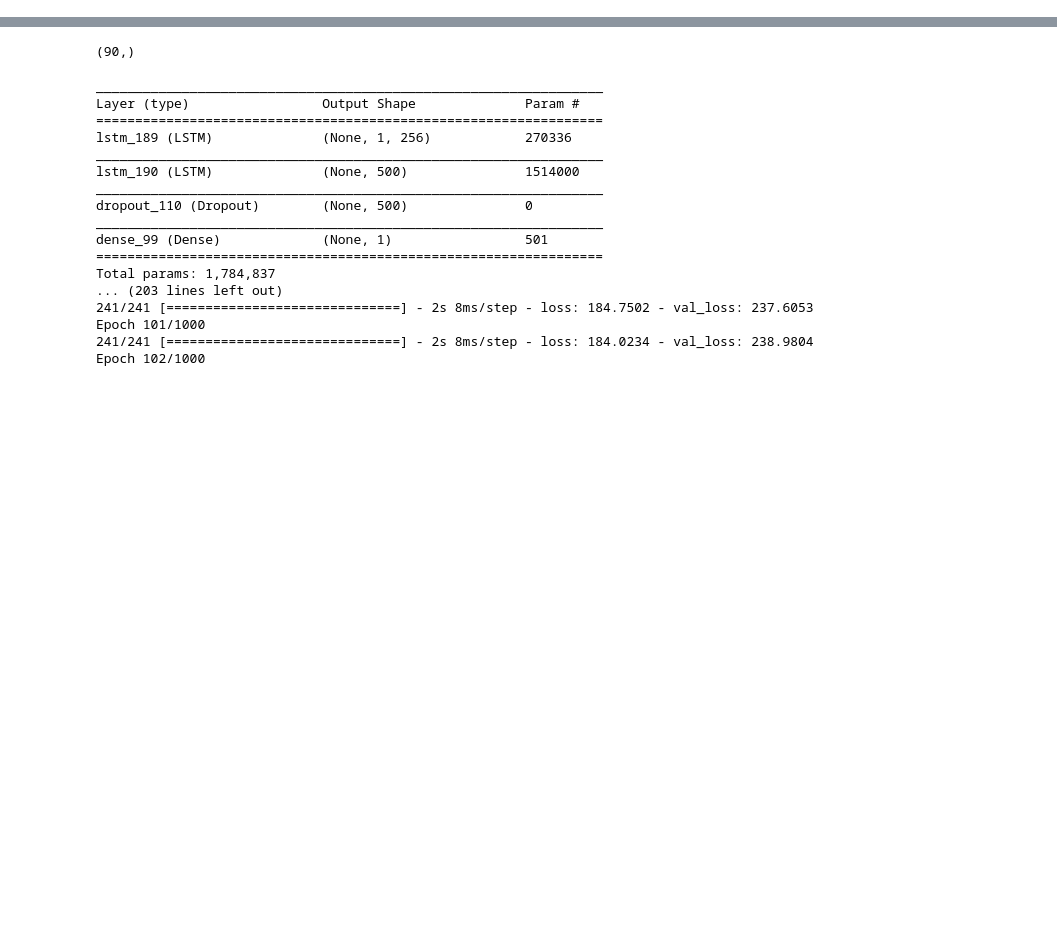
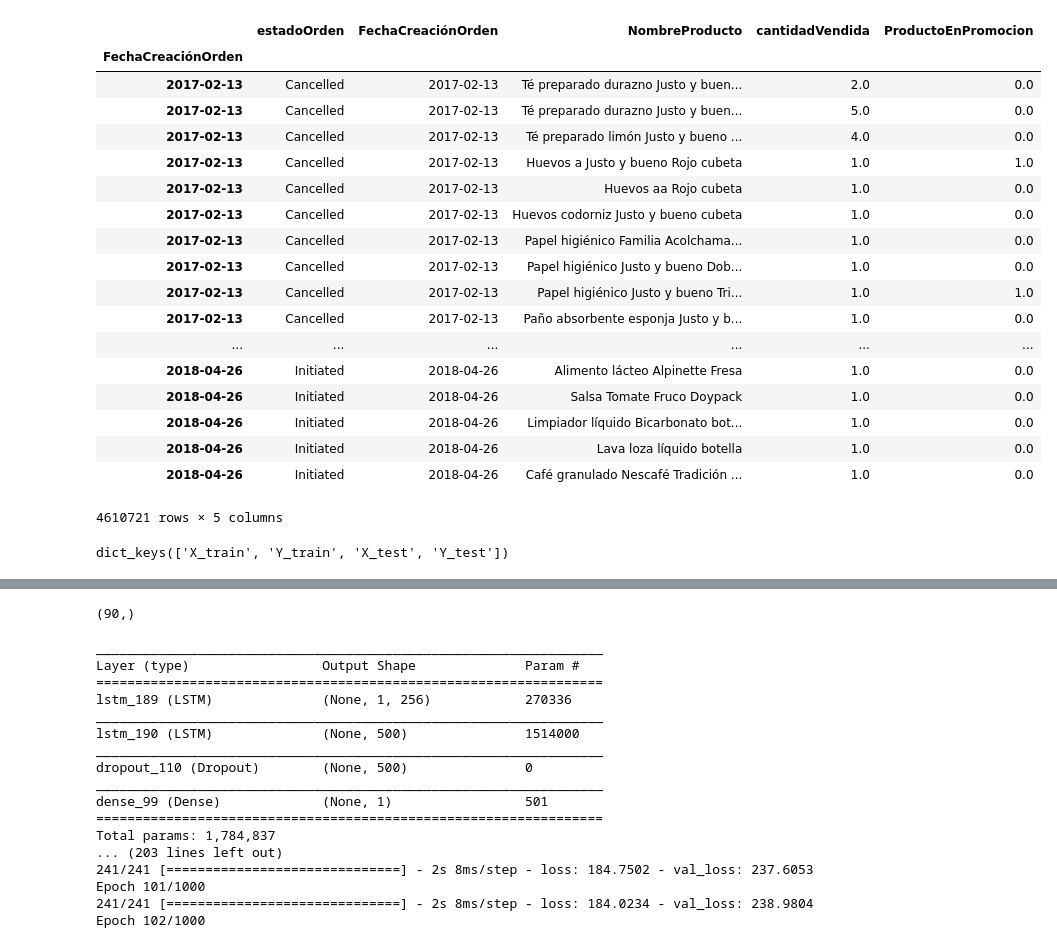
Before and after one commit to juansebastiang29/dashborard_sc, a Jupyter notebook: src/Time_Series_Models.ipynb, the cells around one changed output, grey strips where cells are left out. Cells and saved outputs as stored; diff of their text form; code cells hidden in the pictures; blank space fills up the shorter version.

```diff
--- a/src/Time_Series_Models.ipynb
+++ b/src/Time_Series_Models.ipynb
@@ -31,18 +45,12 @@ vars_group_b = ["FechaCreaciónOrden",
 df = pd.read_csv("../Data/MERQ_CONS",
                       encoding='latin1',
                      dtype={'estadoOrden' : str,
-                            'TotalPagado' : np.float64,
-                            "Domicilio" : str,
+                            "NombreProducto" : str,
                             "FechaCreaciónOrden" : str,
-                            "FechaProgramaciónOrden" : str,
-                            "FechadeEntregaOrden" : str,
-                            "Ciudad" : str,
-                            "fechacreacionProducto" : str,
-                            "stado_producto" : str,
-                            "Marca" : str,
-                            "Departamento" : str,
-                            "Pasillo" : str,
-                            "Categoria" : str,
                             "ProductoEnPromocion" : np.float64,
-                            "cantidadVendida" : np.float64,
-                            "PrecioFinal": np.float64})
+                            "cantidadVendida" : np.float64},
+                 usecols = ['estadoOrden',
+                            "NombreProducto",
+                            "FechaCreaciónOrden",
+                            "ProductoEnPromocion",
+                            "cantidadVendida"])
@@ -71,3 +57,5 @@ Name: NombreProducto, dtype: int64
 # %%
-df_ts["FechaCreaciónOrden"] = pd.to_datetime(df_ts.FechaCreaciónOrden)
-df_ts.set_index("FechaCreaciónOrden",drop=False,inplace=True)
+df["FechaCreaciónOrden"] = pd.to_datetime(df.FechaCreaciónOrden)
+df.set_index("FechaCreaciónOrden",drop=False,inplace=True)
+# %%
+df.dropna(inplace=True)
@@ -73,0 +72,22 @@ df_ts.set_index("FechaCreaciónOrden",drop=False,inplace=True)
+# %%
+df[df.cantidadVendida>0]
+# %% [output]
+|  | estadoOrden | FechaCreaciónOrden | NombreProducto | cantidadVendida | ProductoEnPromocion |
+| FechaCreaciónOrden |  |  |  |  |  |
+| 2017-02-13 | Cancelled | 2017-02-13 | Té preparado durazno Justo y buen... | 2.0 | 0.0 |
+| 2017-02-13 | Cancelled | 2017-02-13 | Té preparado durazno Justo y buen... | 5.0 | 0.0 |
+| 2017-02-13 | Cancelled | 2017-02-13 | Té preparado limón Justo y bueno ... | 4.0 | 0.0 |
+| 2017-02-13 | Cancelled | 2017-02-13 | Huevos a Justo y bueno Rojo cubeta | 1.0 | 1.0 |
+| 2017-02-13 | Cancelled | 2017-02-13 | Huevos aa Rojo cubeta | 1.0 | 0.0 |
+| 2017-02-13 | Cancelled | 2017-02-13 | Huevos codorniz Justo y bueno cubeta | 1.0 | 0.0 |
+| 2017-02-13 | Cancelled | 2017-02-13 | Papel higiénico Familia Acolchama... | 1.0 | 0.0 |
+| 2017-02-13 | Cancelled | 2017-02-13 | Papel higiénico Justo y bueno Dob... | 1.0 | 0.0 |
+| 2017-02-13 | Cancelled | 2017-02-13 | Papel higiénico Justo y bueno Tri... | 1.0 | 1.0 |
+| 2017-02-13 | Cancelled | 2017-02-13 | Paño absorbente esponja Justo y b... | 1.0 | 0.0 |
+| ... | ... | ... | ... | ... | ... |
+| 2018-04-26 | Initiated | 2018-04-26 | Alimento lácteo Alpinette Fresa | 1.0 | 0.0 |
+| 2018-04-26 | Initiated | 2018-04-26 | Salsa Tomate Fruco Doypack | 1.0 | 0.0 |
+| 2018-04-26 | Initiated | 2018-04-26 | Limpiador líquido Bicarbonato bot... | 1.0 | 0.0 |
+| 2018-04-26 | Initiated | 2018-04-26 | Lava loza líquido botella | 1.0 | 0.0 |
+| 2018-04-26 | Initiated | 2018-04-26 | Café granulado Nescafé Tradición ... | 1.0 | 0.0 |
+4610721 rows × 5 columns
@@ -105,0 +157,4 @@ Y_train, Y_test = train_test_split_sg(Y)
+# %%
+data_trainig.keys()
+# %% [output]
+dict_keys(['X_train', 'Y_train', 'X_test', 'Y_test'])
```
Also changed, not shown: parts of 31 cells of this notebook, 1 other file.
